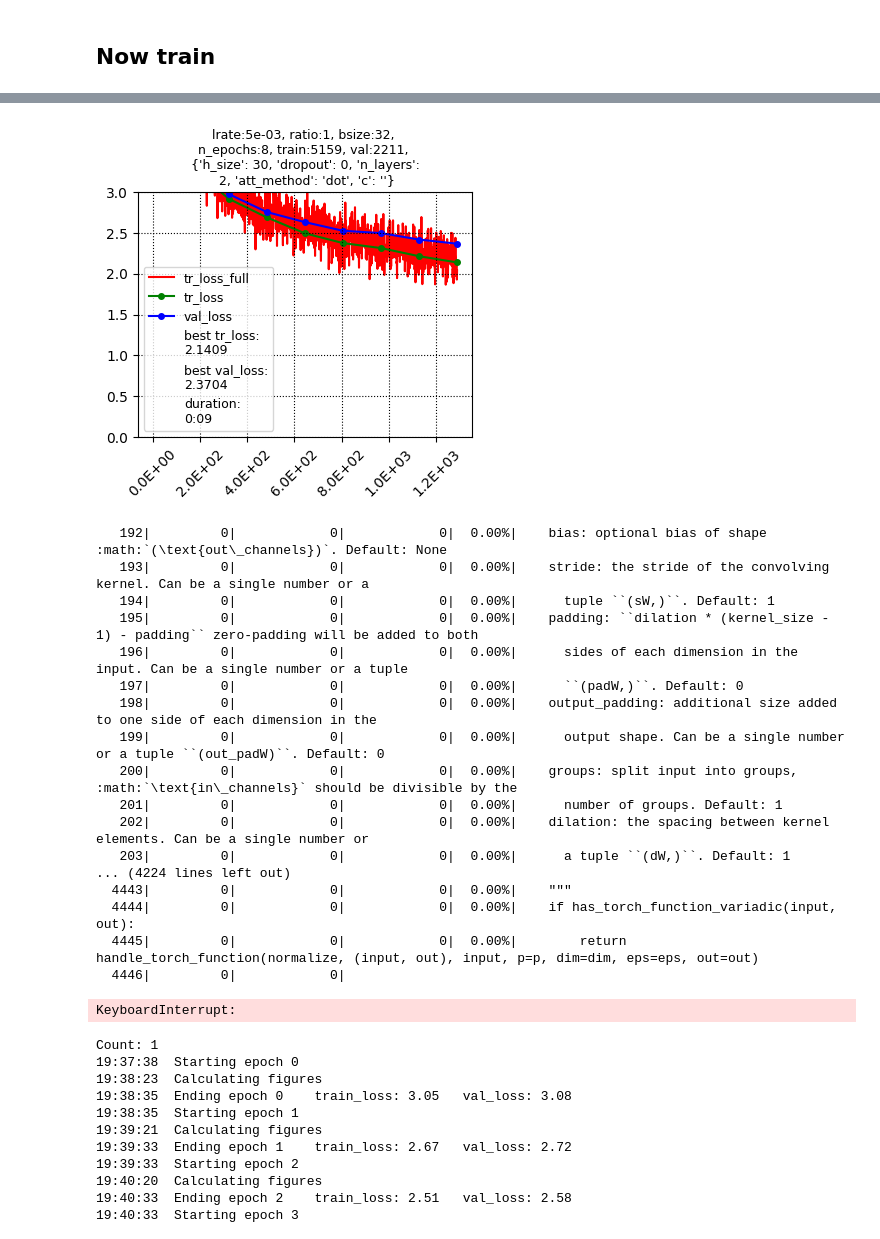
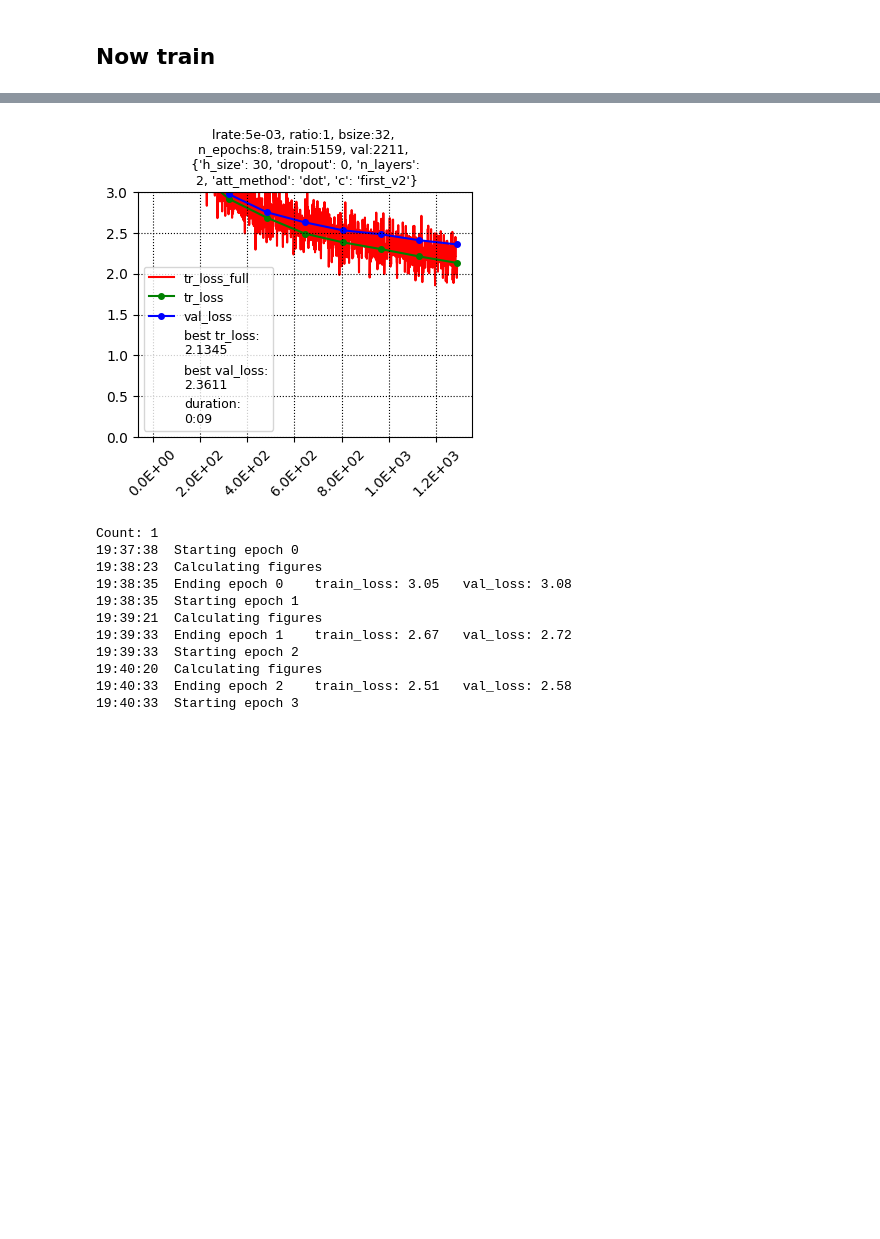
Before and after one commit to gat1s/attention_seq2seq, a Jupyter notebook: model_train.ipynb, the cells around one changed output, grey strips where cells are left out. Drawn from its saved outputs; the diff is of its cells as text; code cells hidden in the pictures; blank space fills up the shorter version.

Commit message:
redo the first learning curve

```diff
--- a/model_train.ipynb
+++ b/model_train.ipynb
@@ -180,6 +180,6 @@ outputs = run_model(train_dataset, val_dataset, Luong_full, lossmaker1, device=
                   # the below are passed to the model class
                 vocab = input_lang.n_words, h_size = 30, dropout = 0, n_layers = 2,
                     att_method = 'dot', vocab_out = output_lang.n_words,
-                    c = "first"
+                    c = "first_v2"
               )
 # %% [output]
@@ -203,22 +203,4 @@ Duration_: 0:09:11.821124
-[figure, old version]
+[figure, new version]
-   192|         0|            0|            0|  0.00%|    bias: optional bias of shape :math:`(\text{out\_channels})`. Default: None
-   193|         0|            0|            0|  0.00%|    stride: the stride of the convolving kernel. Can be a single number or a
-   194|         0|            0|            0|  0.00%|      tuple ``(sW,)``. Default: 1
-   195|         0|            0|            0|  0.00%|    padding: ``dilation * (kernel_size - 1) - padding`` zero-padding will be added to both
-   196|         0|            0|            0|  0.00%|      sides of each dimension in the input. Can be a single number or a tuple
-   197|         0|            0|            0|  0.00%|      ``(padW,)``. Default: 0
-   198|         0|            0|            0|  0.00%|    output_padding: additional size added to one side of each dimension in the
-   199|         0|            0|            0|  0.00%|      output shape. Can be a single number or a tuple ``(out_padW)``. Default: 0
-   200|         0|            0|            0|  0.00%|    groups: split input into groups, :math:`\text{in\_channels}` should be divisible by the
-   201|         0|            0|            0|  0.00%|      number of groups. Default: 1
-   202|         0|            0|            0|  0.00%|    dilation: the spacing between kernel elements. Can be a single number or
-   203|         0|            0|            0|  0.00%|      a tuple ``(dW,)``. Default: 1
-... (4224 lines left out)
-  4443|         0|            0|            0|  0.00%|    """
-  4444|         0|            0|            0|  0.00%|    if has_torch_function_variadic(input, out):
-  4445|         0|            0|            0|  0.00%|        return handle_torch_function(normalize, (input, out), input, p=p, dim=dim, eps=eps, out=out)
-  4446|         0|            0|
-KeyboardInterrupt:
 # %%
 #
 
```
Also changed, not shown: parts of 1 cell of this notebook, 2 other files.
